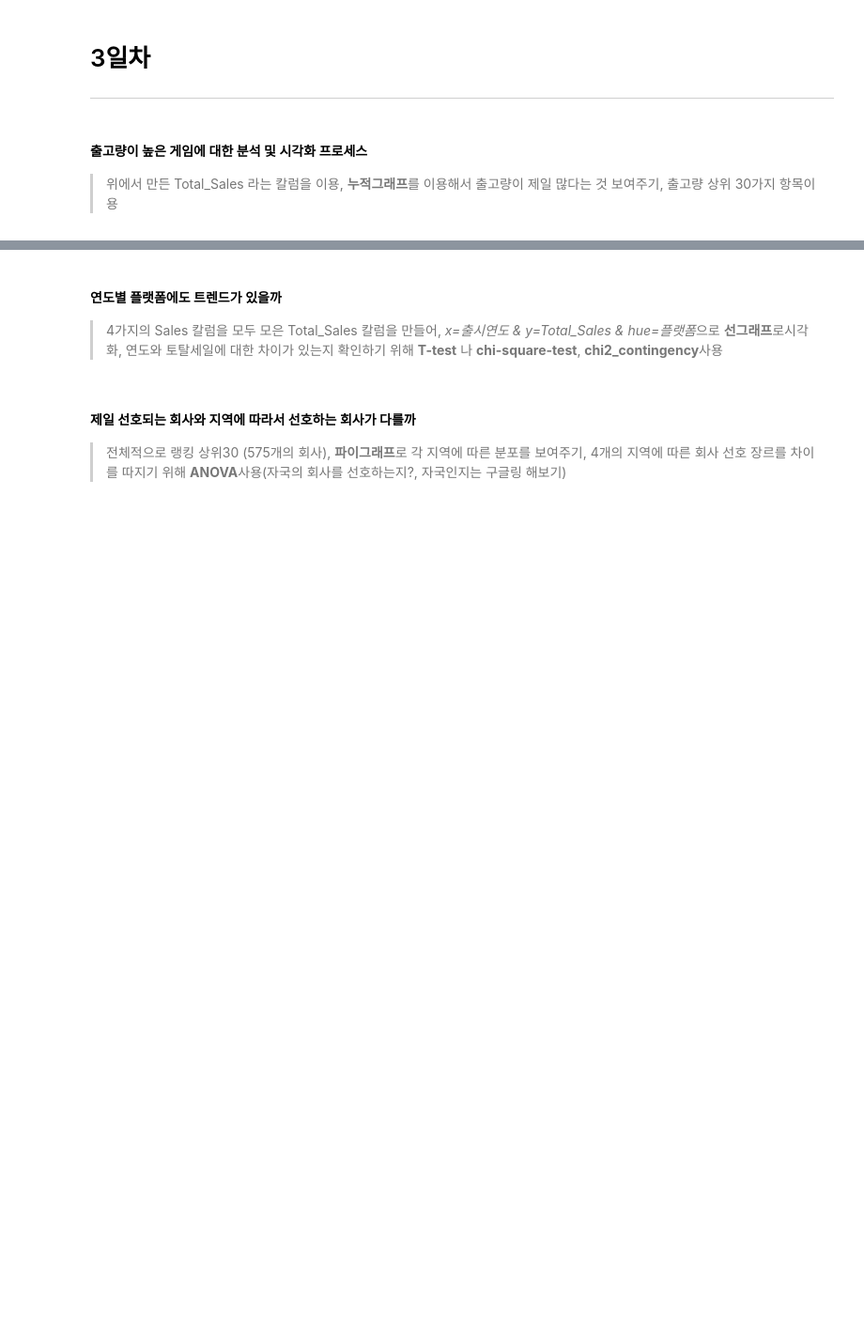
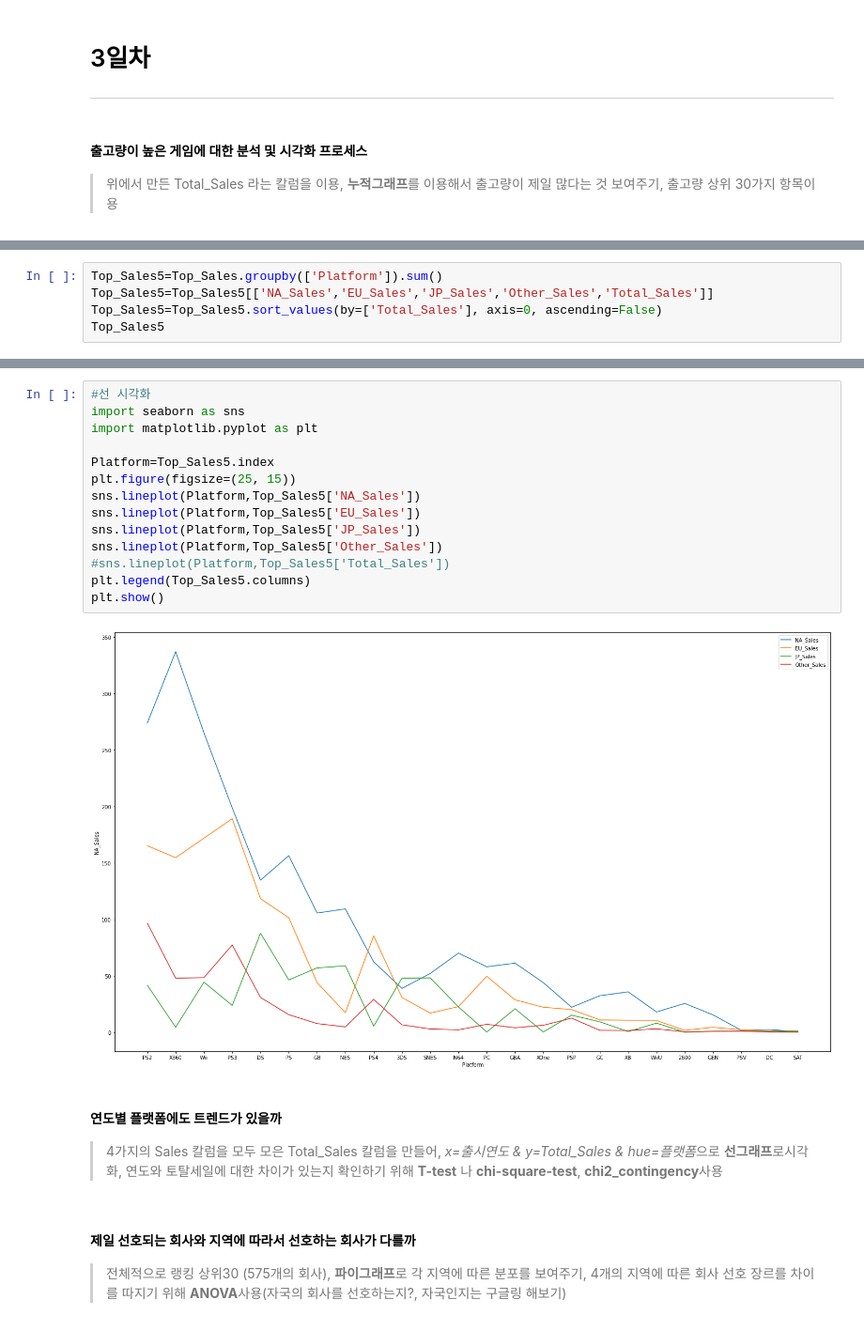
Before and after one commit to ohyunju/projects, a Jupyter notebook: project1/Project1.ipynb, the cells around one changed output, grey strips where cells are left out. Shown at 94% size. Drawn from its saved outputs; the diff is of its cells as text; blank space fills up the shorter version.

```diff
--- a/project1/Project1.ipynb
+++ b/project1/Project1.ipynb
@@ -702,0 +818,5 @@ See the caveats in the documentation: https://pandas.pydata.org/pandas-docs/stab
+# %%
+Top_Sales5=Top_Sales.groupby(['Platform']).sum()
+Top_Sales5=Top_Sales5[['NA_Sales','EU_Sales','JP_Sales','Other_Sales','Total_Sales']]
+Top_Sales5=Top_Sales5.sort_values(by=['Total_Sales'], axis=0, ascending=False)
+Top_Sales5
@@ -703,3 +842,19 @@ See the caveats in the documentation: https://pandas.pydata.org/pandas-docs/stab
+# %%
+#선 시각화
+import seaborn as sns
+import matplotlib.pyplot as plt
+
+Platform=Top_Sales5.index
+plt.figure(figsize=(25, 15))
+sns.lineplot(Platform,Top_Sales5['NA_Sales'])
+sns.lineplot(Platform,Top_Sales5['EU_Sales'])
+sns.lineplot(Platform,Top_Sales5['JP_Sales'])
+sns.lineplot(Platform,Top_Sales5['Other_Sales'])
+#sns.lineplot(Platform,Top_Sales5['Total_Sales'])
+plt.legend(Top_Sales5.columns)
+plt.show()
+# %% [output]
+[figure, added]
 # %% [markdown]
 #### 연도별 플랫폼에도 트렌드가 있을까
 > 4가지의 Sales 칼럼을 모두 모은 Total_Sales 칼럼을 만들어, *x=출시연도 & y=Total_Sales & hue=플랫폼*으로 **선그래프**로시각화, 연도와 토탈세일에 대한 차이가 있는지 확인하기 위해 **T-test** 나 **chi-square-test**, **chi2_contingency**사용
```
Also changed, not shown: parts of 10 cells of this notebook.
